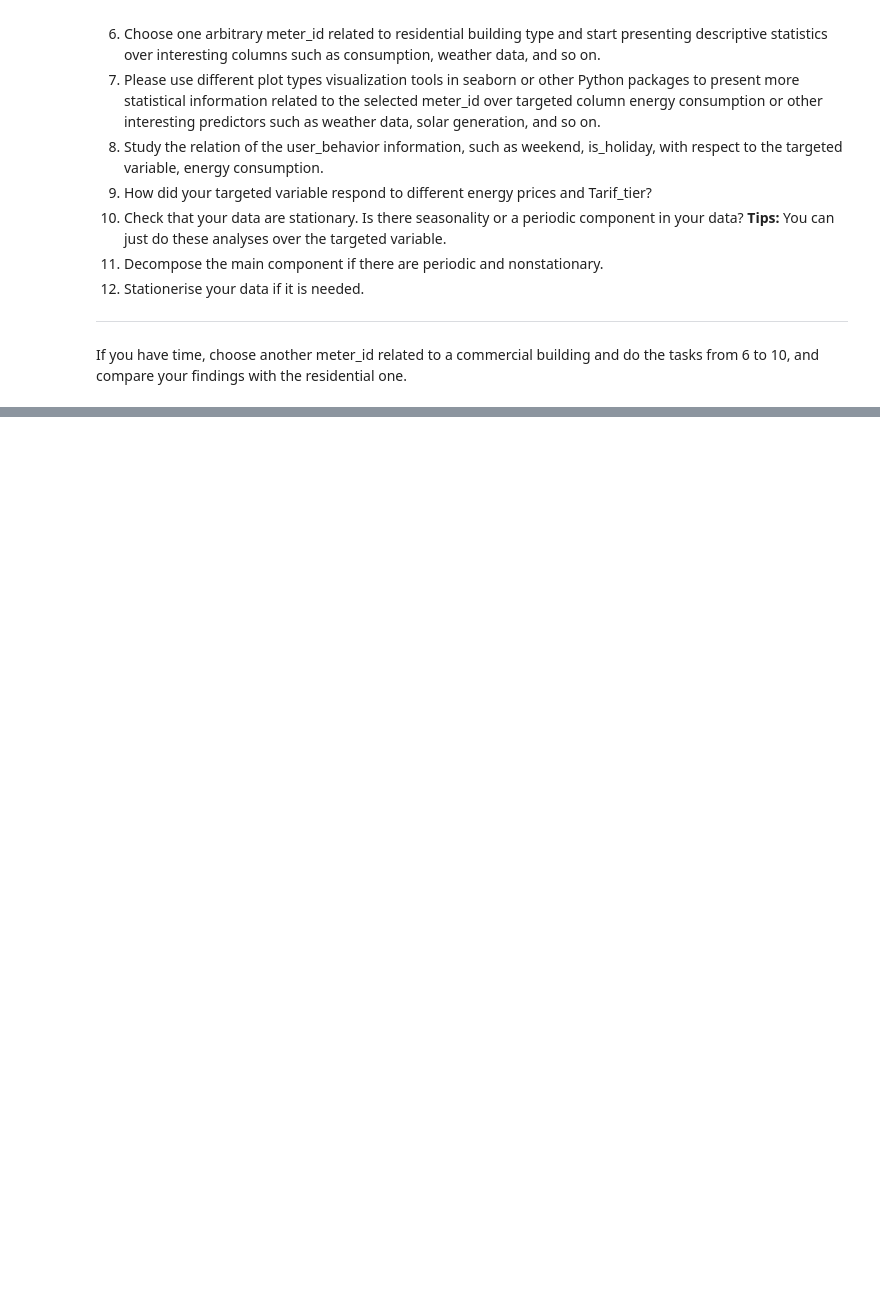
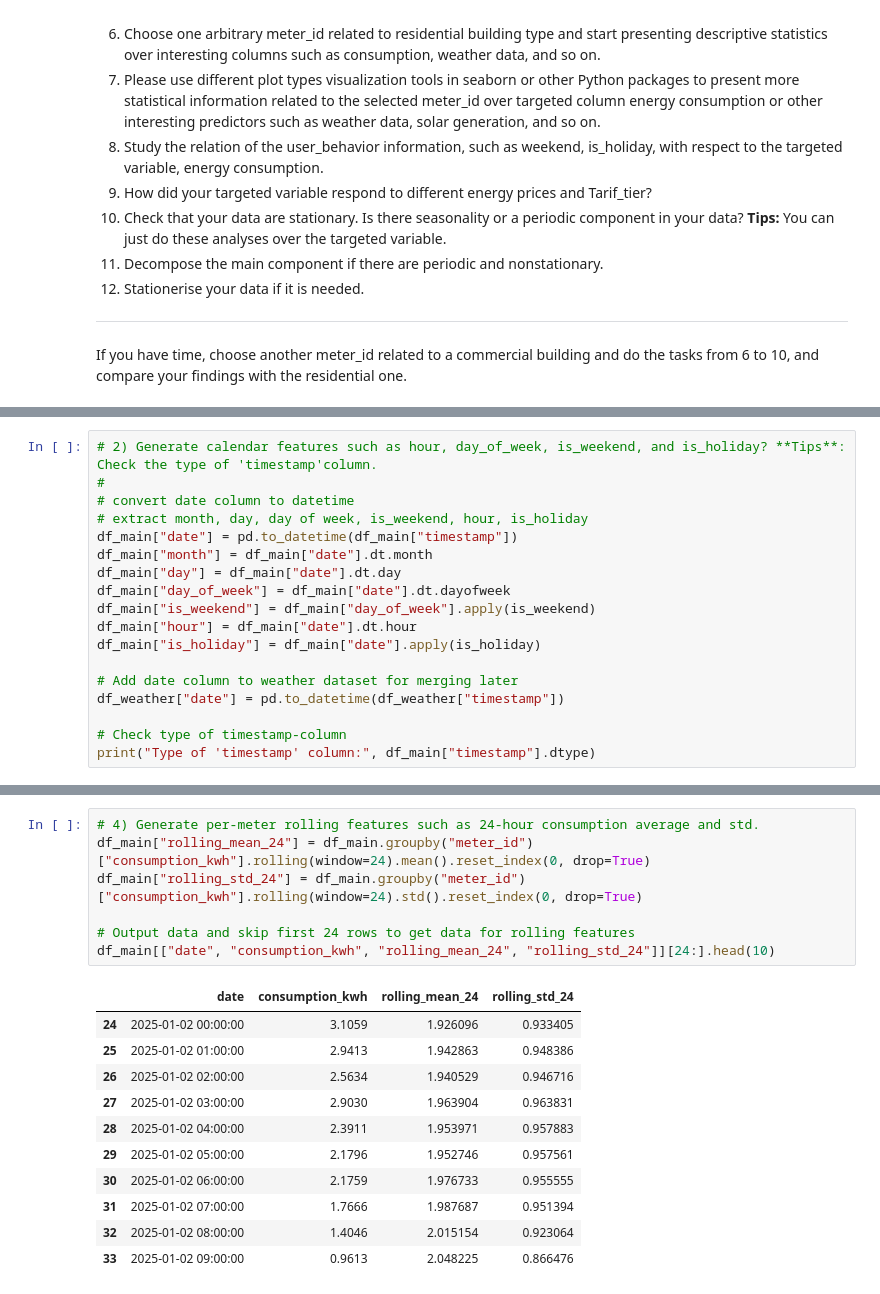
Before and after one commit to tersor/dat803, a Jupyter notebook: oppgave-02/Assigenment2.ipynb, the cells around one changed output, grey strips where cells are left out. Saved outputs shown, nothing was run; the diff lists cells and outputs as text; blank space fills up the shorter version.

```diff
--- a/oppgave-02/Assigenment2.ipynb
+++ b/oppgave-02/Assigenment2.ipynb
@@ -71,0 +85,18 @@ If you have time, choose another meter_id related to a commercial building and d
+# %%
+# 2) Generate calendar features such as hour, day_of_week, is_weekend, and is_holiday? **Tips**:  Check the type of 'timestamp'column.
+#
+# convert date column to datetime
+# extract month, day, day of week, is_weekend, hour, is_holiday
+df_main["date"] = pd.to_datetime(df_main["timestamp"])
+df_main["month"] = df_main["date"].dt.month
+df_main["day"] = df_main["date"].dt.day
+df_main["day_of_week"] = df_main["date"].dt.dayofweek
+df_main["is_weekend"] = df_main["day_of_week"].apply(is_weekend)
+df_main["hour"] = df_main["date"].dt.hour
+df_main["is_holiday"] = df_main["date"].apply(is_holiday)
+
+# Add date column to weather dataset for merging later
+df_weather["date"] = pd.to_datetime(df_weather["timestamp"])
+
+# Check type of timestamp-column
+print("Type of 'timestamp' column:", df_main["timestamp"].dtype)
@@ -71,0 +147,19 @@ If you have time, choose another meter_id related to a commercial building and d
+# %%
+# 4) Generate per‑meter rolling features such as 24-hour consumption average and std.
+df_main["rolling_mean_24"] = df_main.groupby("meter_id")["consumption_kwh"].rolling(window=24).mean().reset_index(0, drop=True)
+df_main["rolling_std_24"] = df_main.groupby("meter_id")["consumption_kwh"].rolling(window=24).std().reset_index(0, drop=True)
+
+# Output data and skip first 24 rows to get data for rolling features
+df_main[["date", "consumption_kwh", "rolling_mean_24", "rolling_std_24"]][24:].head(10)
+# %% [output]
+|  | date | consumption_kwh | rolling_mean_24 | rolling_std_24 |
+| 24 | 2025-01-02 00:00:00 | 3.1059 | 1.926096 | 0.933405 |
+| 25 | 2025-01-02 01:00:00 | 2.9413 | 1.942863 | 0.948386 |
+| 26 | 2025-01-02 02:00:00 | 2.5634 | 1.940529 | 0.946716 |
+| 27 | 2025-01-02 03:00:00 | 2.9030 | 1.963904 | 0.963831 |
+| 28 | 2025-01-02 04:00:00 | 2.3911 | 1.953971 | 0.957883 |
+| 29 | 2025-01-02 05:00:00 | 2.1796 | 1.952746 | 0.957561 |
+| 30 | 2025-01-02 06:00:00 | 2.1759 | 1.976733 | 0.955555 |
+| 31 | 2025-01-02 07:00:00 | 1.7666 | 1.987687 | 0.951394 |
+| 32 | 2025-01-02 08:00:00 | 1.4046 | 2.015154 | 0.923064 |
+| 33 | 2025-01-02 09:00:00 | 0.9613 | 2.048225 | 0.866476 |
```
Also changed, not shown: parts of 8 cells of this notebook, 1 other file.
